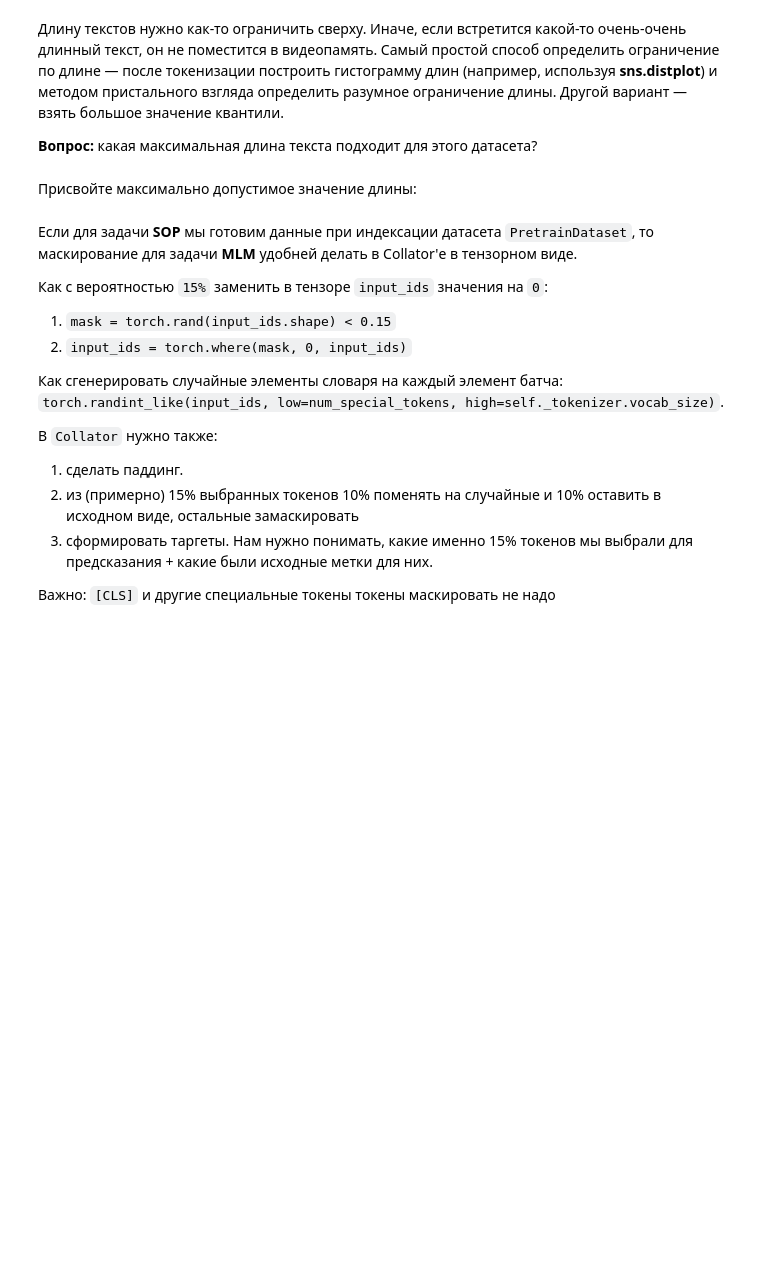
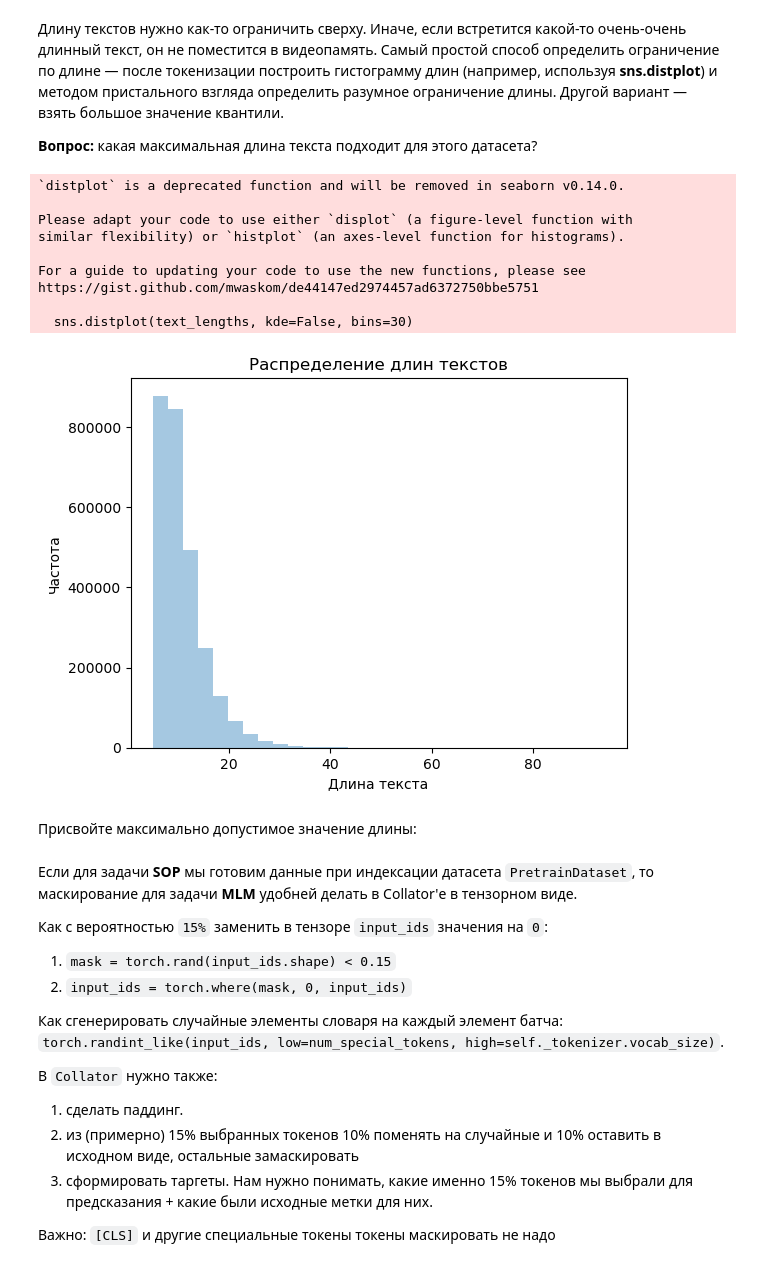
Before and after one commit to Bicdan/mmot3, a Jupyter notebook: task3_bert.ipynb, the cells around one changed output. Cells and saved outputs as stored; diff of their text form; code cells hidden in the pictures; blank space fills up the shorter version.

```diff
--- a/task3_bert.ipynb
+++ b/task3_bert.ipynb
@@ -283,0 +324,11 @@ class PretrainDataset(Dataset):
+# %%
+import math
+
+def calculate_min_length(p_mask, T):
+    return math.ceil(math.log(1 - T) / math.log(1 - p_mask))
+
+p_mask = 0.15  # Вероятность маскировки одного слова
+T = 0.5  # Желаемый порог вероятности замаскировать хотя бы одно слово
+
+minlen = calculate_min_length(p_mask, T)
+print(f"Минимальная длина текста: {minlen}")
@@ -291,0 +339,10 @@ ds = PretrainDataset(
+# %%
+ds = PretrainDataset(
+    corpus=corpus,
+    tokenizer=tokenizer,
+    minlen=minlen,
+    maxlen=100,
+    permute_prob=0.5,
+    verbose=False,
+    presort=True
+)
@@ -305,3 +362,26 @@ import seaborn as sns
+# %%
+import seaborn as sns
+import matplotlib.pyplot as plt
+
+
+text_lengths = [len(tokens) for tokens in ds._tokenized_data]
+
+sns.distplot(text_lengths, kde=False, bins=30)
+plt.title("Распределение длин текстов")
+plt.xlabel("Длина текста")
+plt.ylabel("Частота")
+plt.show()
+# %% [output]
+`distplot` is a deprecated function and will be removed in seaborn v0.14.0.
+
+Please adapt your code to use either `displot` (a figure-level function with
+similar flexibility) or `histplot` (an axes-level function for histograms).
+
+For a guide to updating your code to use the new functions, please see
+https://gist.github.com/mwaskom/de44147ed2974457ad6372750bbe5751
+
+  sns.distplot(text_lengths, kde=False, bins=30)
+[figure, added]
 # %% [markdown]
 Присвойте максимально допустимое значение длины:
 # %%
```
Also changed, not shown: parts of 38 cells of this notebook.
